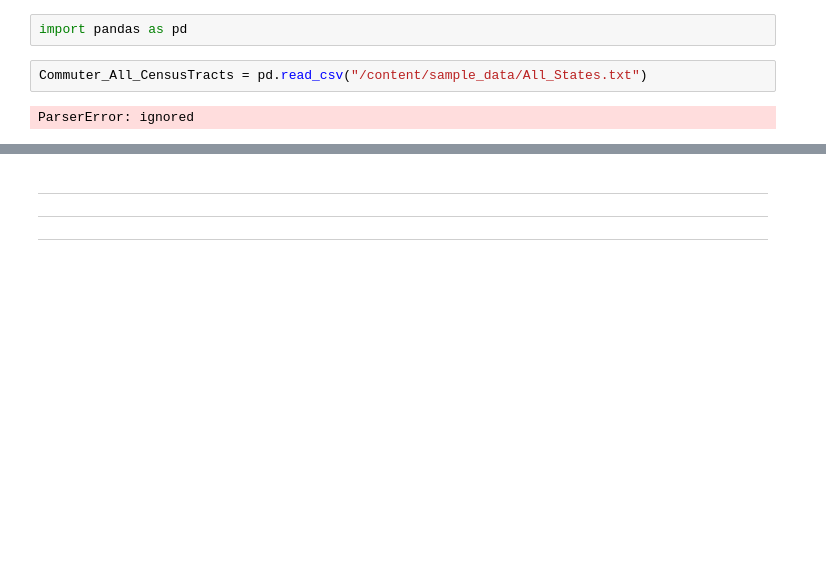
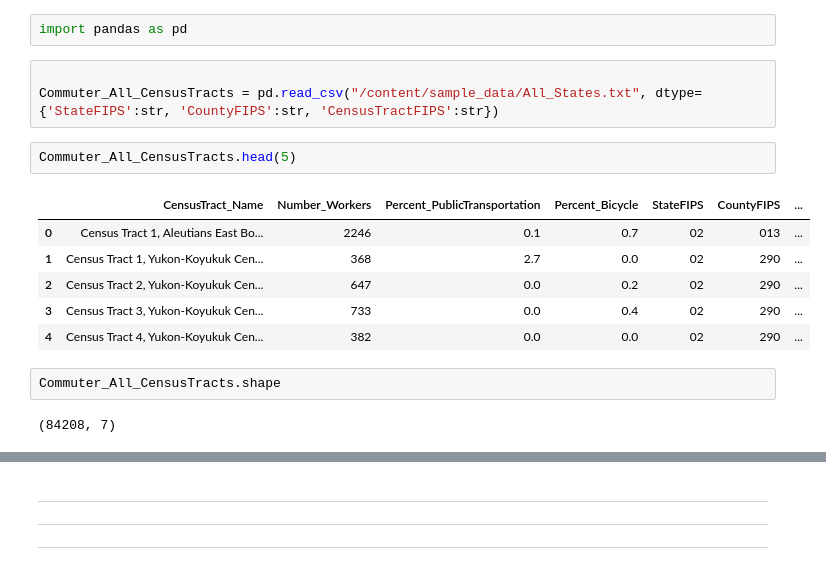
Before and after one commit to yardsale8/DSCI325, a Jupyter notebook: Module6_Part3_CensusAPI_Bash.ipynb, the cells around one changed output, grey strips where cells are left out. Saved outputs shown, nothing was run; the diff lists cells and outputs as text; blank space fills up the shorter version.

```diff
--- a/Module6_Part3_CensusAPI_Bash.ipynb
+++ b/Module6_Part3_CensusAPI_Bash.ipynb
@@ -150,6 +159,18 @@ total 14380
 # %%
 import pandas as pd
 # %%
-Commuter_All_CensusTracts = pd.read_csv("/content/sample_data/All_States.txt")
+
+Commuter_All_CensusTracts = pd.read_csv("/content/sample_data/All_States.txt", dtype={'StateFIPS':str, 'CountyFIPS':str, 'CensusTractFIPS':str})
-# %% [output]
-ParserError: ignored
+# %%
+Commuter_All_CensusTracts.head(5)
+# %% [output]
+|  | CensusTract_Name | Number_Workers | Percent_PublicTransportation | Percent_Bicycle | StateFIPS | CountyFIPS | ... |
+| 0 | Census Tract 1, Aleutians East Bo... | 2246 | 0.1 | 0.7 | 02 | 013 | ... |
+| 1 | Census Tract 1, Yukon-Koyukuk Cen... | 368 | 2.7 | 0.0 | 02 | 290 | ... |
+| 2 | Census Tract 2, Yukon-Koyukuk Cen... | 647 | 0.0 | 0.2 | 02 | 290 | ... |
+| 3 | Census Tract 3, Yukon-Koyukuk Cen... | 733 | 0.0 | 0.4 | 02 | 290 | ... |
+| 4 | Census Tract 4, Yukon-Koyukuk Cen... | 382 | 0.0 | 0.0 | 02 | 290 | ... |
+# %%
+Commuter_All_CensusTracts.shape
+# %% [output]
+(84208, 7)
```
Also changed, not shown: parts of 18 cells of this notebook.
